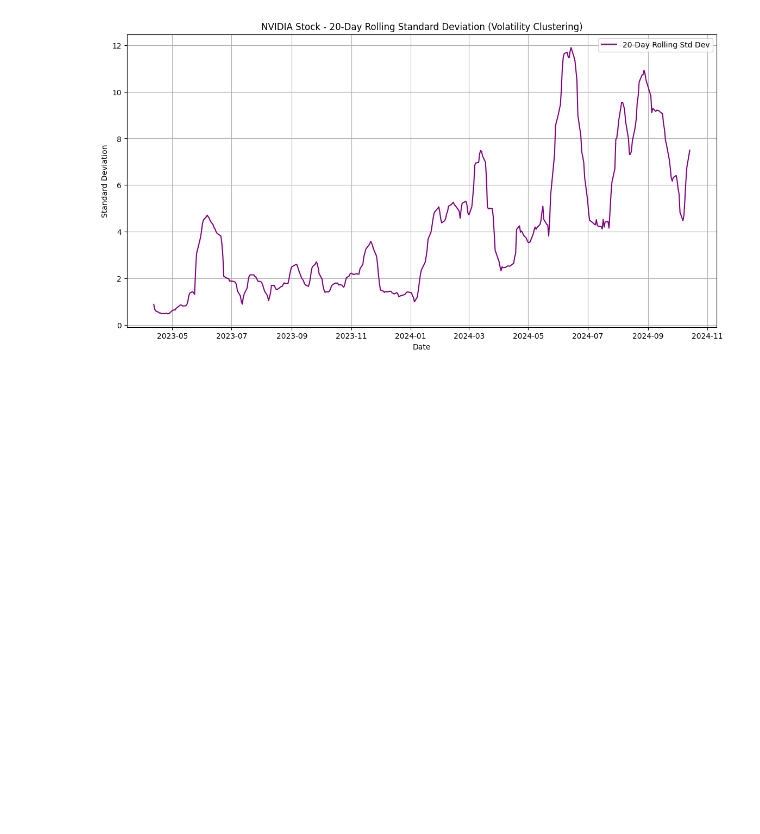
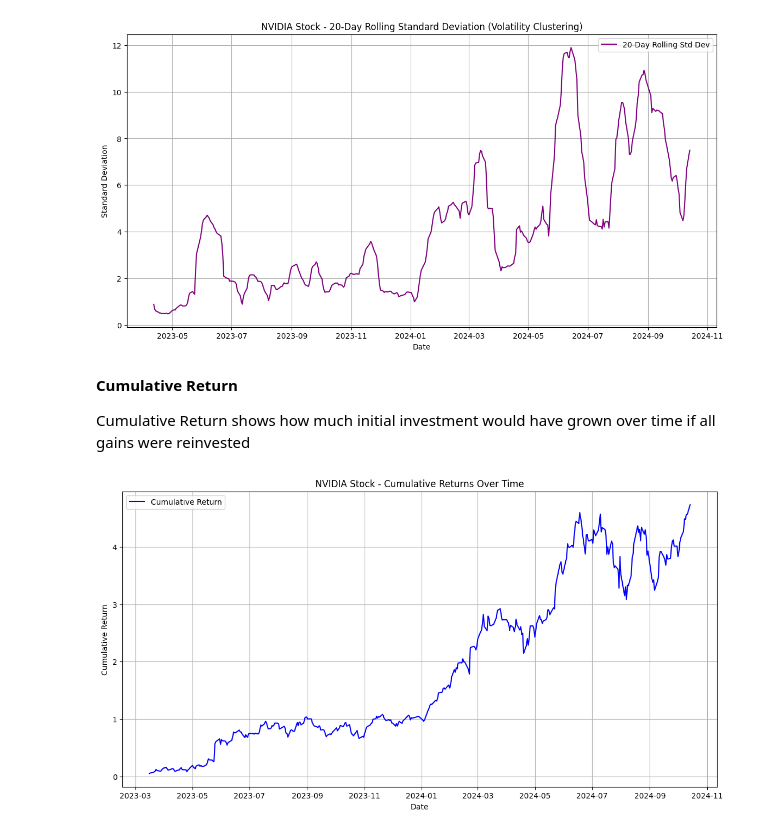
Before and after one commit to mervegb/stock-market-analysis-lstm, a Jupyter notebook: analysis-modeling-nvidia-data.ipynb, the cells around one changed output. Cells and saved outputs as stored; diff of their text form; code cells hidden in the pictures; blank space fills up the shorter version.

```diff
--- a/analysis-modeling-nvidia-data.ipynb
+++ b/analysis-modeling-nvidia-data.ipynb
@@ -282,3 +282,27 @@ plt.legend()
 plt.show()
 # %% [output]
 [figure]
+# %% [markdown]
+**Cumulative Return**
+
+Cumulative Return shows how much initial investment would have grown over time if all gains were reinvested
+# %%
+#By looking at the cumulative return you can see how much your initial investment has grown over time
+
+if "Daily_Return" not in data.columns:
+    data["Daily_Return"] = data["Close"].pct_change()
+
+# Cumulative Returns
+data['Cumulative_Return'] = (1 + data['Daily_Return']).cumprod() - 1
+
+# Plot cumulative returns
+plt.figure(figsize=(14, 7))
+plt.plot(data['Cumulative_Return'], label='Cumulative Return', color='blue')
+plt.title('NVIDIA Stock - Cumulative Returns Over Time')
+plt.xlabel('Date')
+plt.ylabel('Cumulative Return')
+plt.grid(True)
+plt.legend()
+plt.show()
+# %% [output]
+[figure, added]
```
Also changed, not shown: parts of 6 cells of this notebook.
